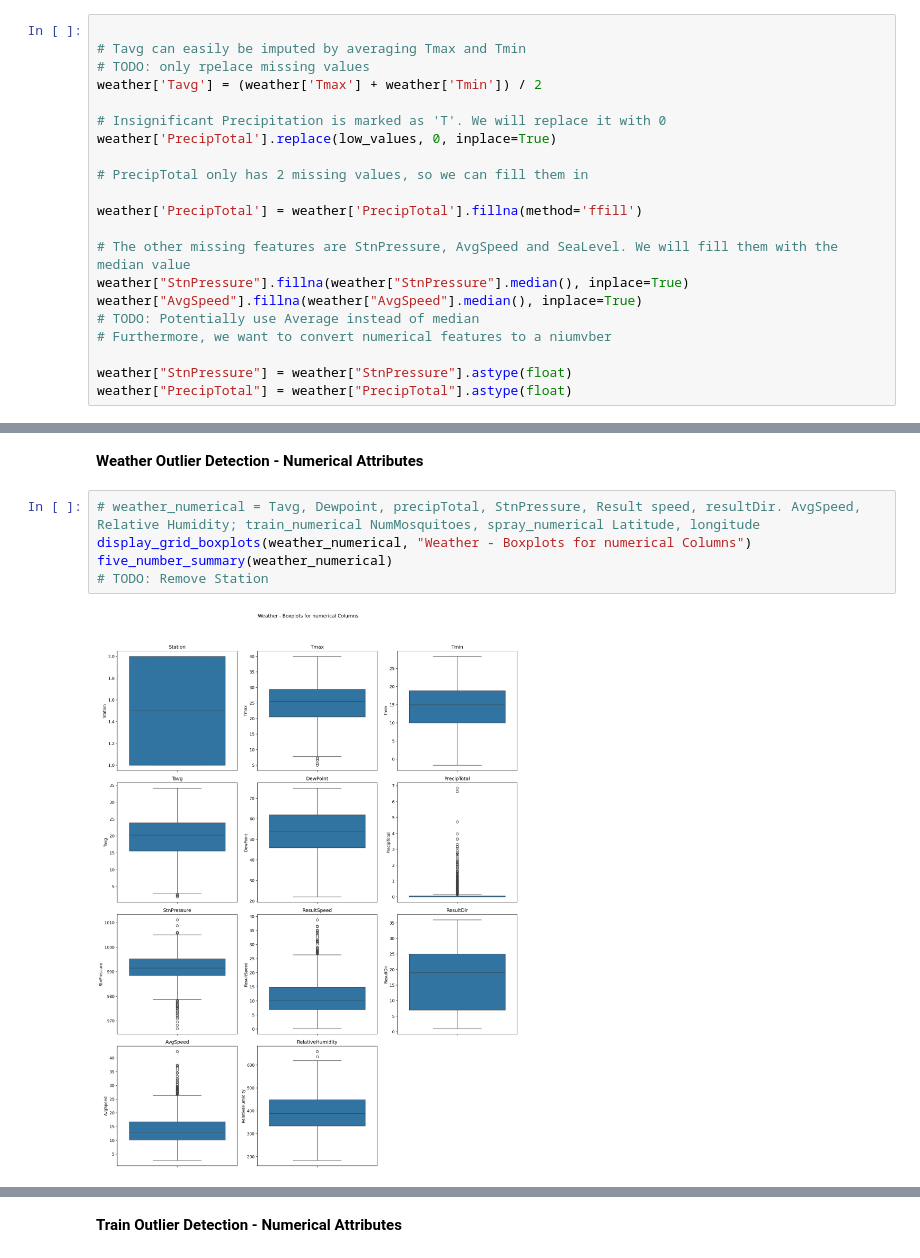
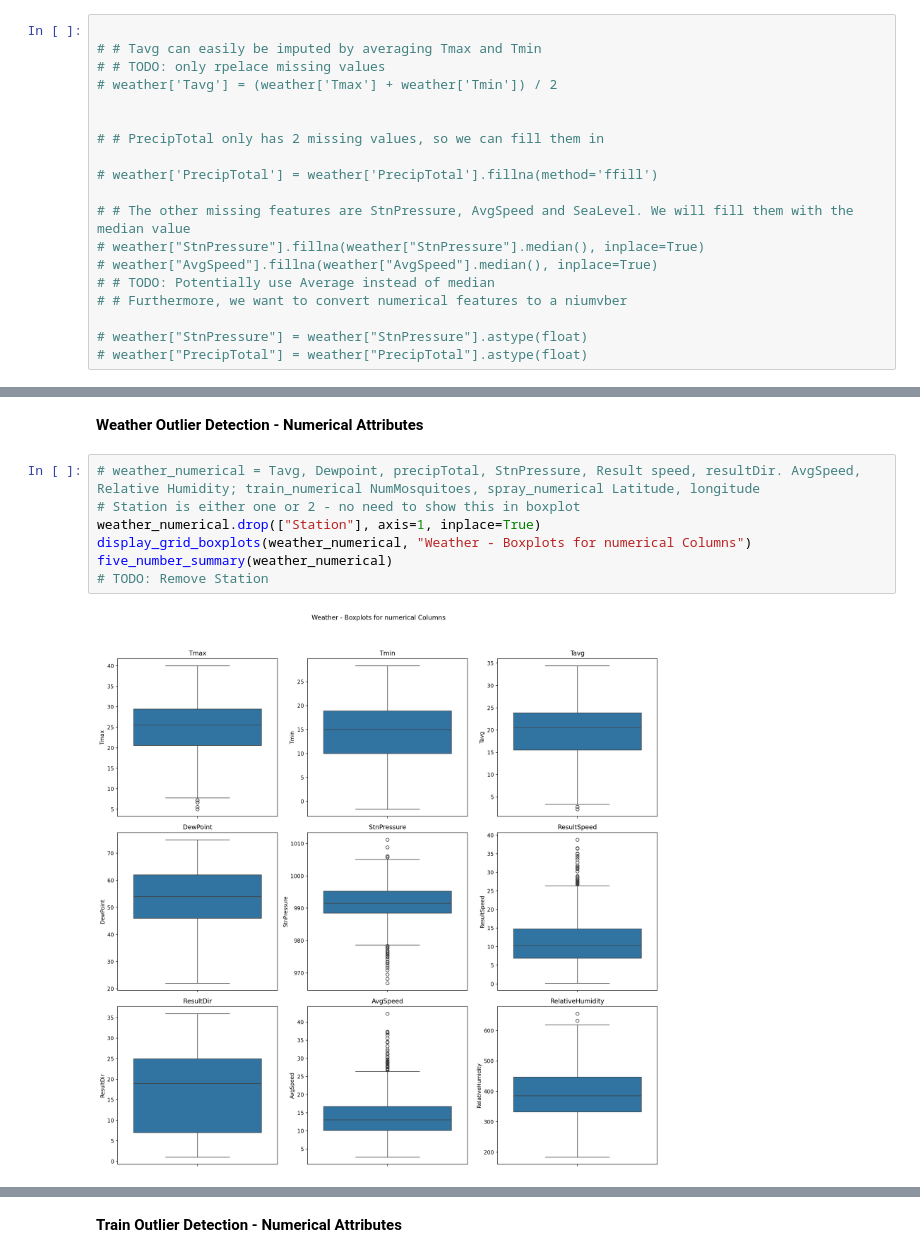
Before and after one commit to NilsLeo/WNV-prediction-model, a Jupyter notebook: notebooks/4_Data_Preparation.ipynb, the cells around one changed output, grey strips where cells are left out. Cells and saved outputs as stored; diff of their text form.

```diff
--- a/notebooks/4_Data_Preparation.ipynb
+++ b/notebooks/4_Data_Preparation.ipynb
@@ -533,25 +594,23 @@ analyze_dataframe(spray, "SPRAY")
 <div style="color:red;">???? ⬇️<div> - Since we have so few missing values, we used the median - is this alright or do we need to do extensive analysis to determine if values are MCAR, MAR, etc.
 # %%
 
-# Tavg can easily be imputed by averaging Tmax and Tmin
-# TODO: only rpelace missing values
-weather['Tavg'] = (weather['Tmax'] + weather['Tmin']) / 2
+# # Tavg can easily be imputed by averaging Tmax and Tmin
+# # TODO: only rpelace missing values
+# weather['Tavg'] = (weather['Tmax'] + weather['Tmin']) / 2
 
-# Insignificant Precipitation is marked as 'T'. We will replace it with 0
-weather['PrecipTotal'].replace(low_values, 0, inplace=True)
 
-# PrecipTotal only has 2 missing values, so we can fill them in
+# # PrecipTotal only has 2 missing values, so we can fill them in
 
-weather['PrecipTotal'] = weather['PrecipTotal'].fillna(method='ffill')
+# weather['PrecipTotal'] = weather['PrecipTotal'].fillna(method='ffill')
 
-# The other missing features are StnPressure, AvgSpeed and SeaLevel. We will fill them with the median value
-weather["StnPressure"].fillna(weather["StnPressure"].median(), inplace=True)
-weather["AvgSpeed"].fillna(weather["AvgSpeed"].median(), inplace=True)
-# TODO: Potentially use Average instead of median
-# Furthermore, we want to convert numerical features to a niumvber
+# # The other missing features are StnPressure, AvgSpeed and SeaLevel. We will fill them with the median value
+# weather["StnPressure"].fillna(weather["StnPressure"].median(), inplace=True)
+# weather["AvgSpeed"].fillna(weather["AvgSpeed"].median(), inplace=True)
+# # TODO: Potentially use Average instead of median
+# # Furthermore, we want to convert numerical features to a niumvber
 
-weather["StnPressure"] = weather["StnPressure"].astype(float)
-weather["PrecipTotal"] = weather["PrecipTotal"].astype(float)
+# weather["StnPressure"] = weather["StnPressure"].astype(float)
+# weather["PrecipTotal"] = weather["PrecipTotal"].astype(float)
 # %% [markdown]
 
 <div style="color:red;">???? ⬇️<div> - We extracted feature RelativeHumidity here, because prior to filling missing values, extracting this feature would have resulted in missing values
@@ -745,8 +796,10 @@ plot_category_frequencies_grid(train_categorical)
 **Weather Outlier Detection - Numerical Attributes**
 # %%
 # weather_numerical = Tavg, Dewpoint, precipTotal, StnPressure, Result speed, resultDir. AvgSpeed, Relative Humidity; train_numerical NumMosquitoes, spray_numerical Latitude, longitude
+# Station is either one or 2 - no need to show this in boxplot
+weather_numerical.drop(["Station"], axis=1, inplace=True)
 display_grid_boxplots(weather_numerical, "Weather - Boxplots for numerical Columns")
 five_number_summary(weather_numerical)
 # TODO: Remove Station
 # %% [output]
-[figure, old version]
+[figure, new version]
```
Also changed, not shown: parts of 19 cells of this notebook, 18 other files.
